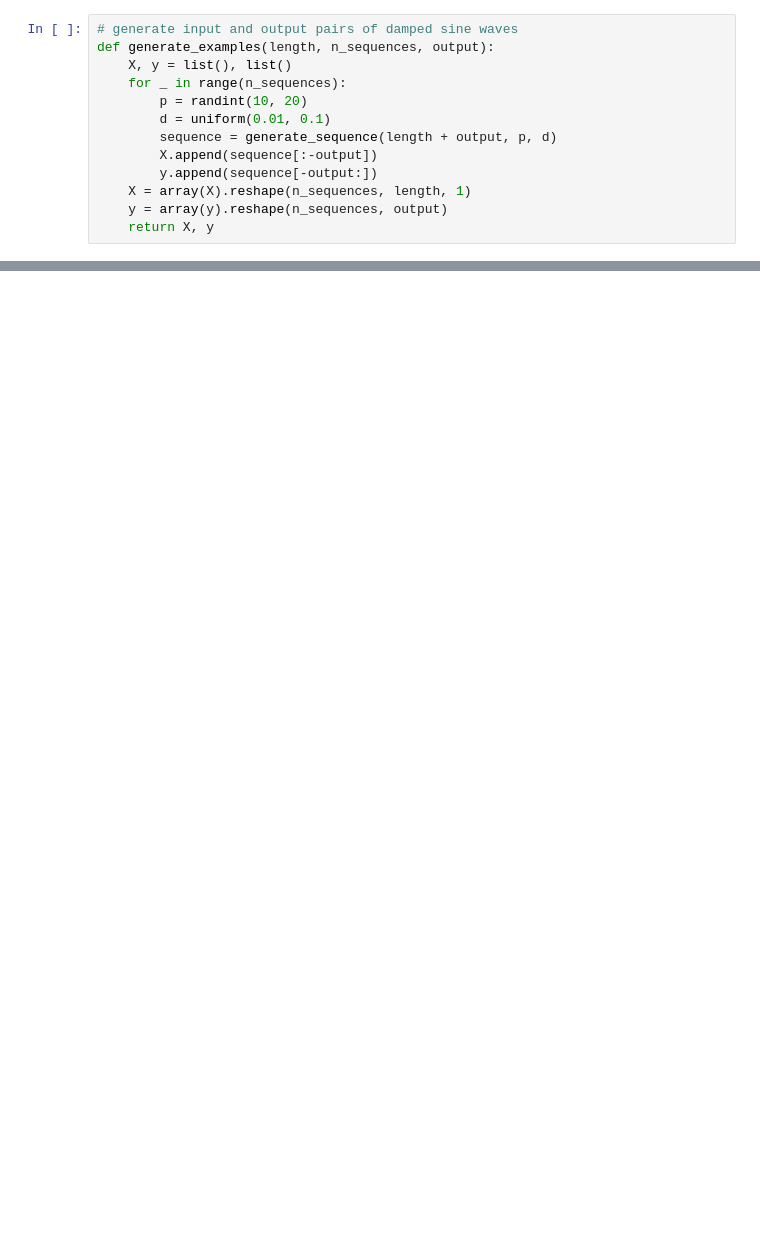
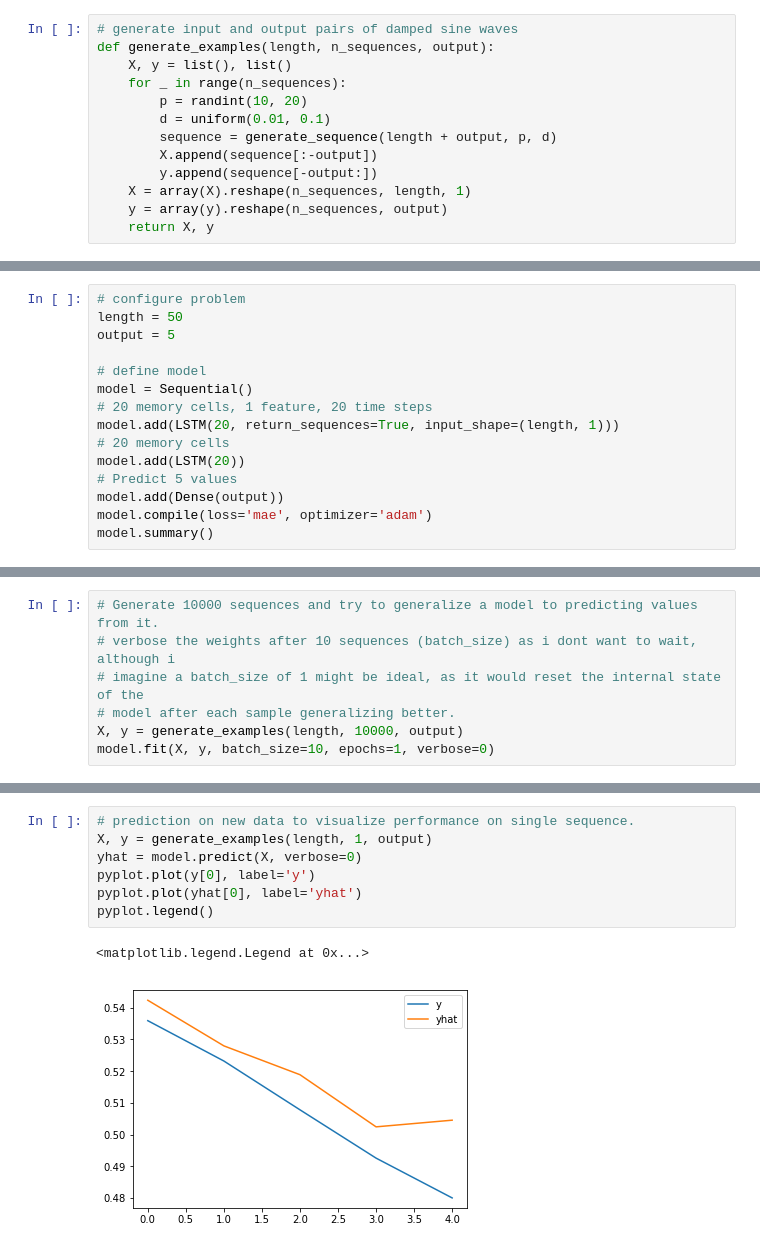
Before and after one commit to lrnq/LSTM_Keras_Examples, a Jupyter notebook: Stacked_LSTM.ipynb, the cells around one changed output, grey strips where cells are left out. Drawn from its saved outputs; the diff is of its cells as text; blank space fills up the shorter version.

```diff
--- a/Stacked_LSTM.ipynb
+++ b/Stacked_LSTM.ipynb
@@ -92,0 +115,15 @@ print(y)
+# %%
+# configure problem
+length = 50
+output = 5
+
+# define model
+model = Sequential()
+# 20 memory cells, 1 feature, 20 time steps
+model.add(LSTM(20, return_sequences=True, input_shape=(length, 1)))
+# 20 memory cells
+model.add(LSTM(20))
+# Predict 5 values
+model.add(Dense(output))
+model.compile(loss='mae', optimizer='adam')
+model.summary()
@@ -92,0 +144,7 @@ print(y)
+# %%
+# Generate 10000 sequences and try to generalize a model to predicting values from it.
+# verbose the weights after 10 sequences (batch_size) as i dont want to wait, although i
+# imagine a batch_size of 1 might be ideal, as it would reset the internal state of the
+# model after each sample generalizing better.
+X, y = generate_examples(length, 10000, output)
+model.fit(X, y, batch_size=10, epochs=1, verbose=0)
@@ -92,0 +160,10 @@ print(y)
+# %%
+# prediction on new data to visualize performance on single sequence.
+X, y = generate_examples(length, 1, output)
+yhat = model.predict(X, verbose=0)
+pyplot.plot(y[0], label='y')
+pyplot.plot(yhat[0], label='yhat')
+pyplot.legend()
+# %% [output]
+<matplotlib.legend.Legend at 0x...>
+[figure, added]
```
Also changed, not shown: parts of 9 cells of this notebook, 2 other files.
